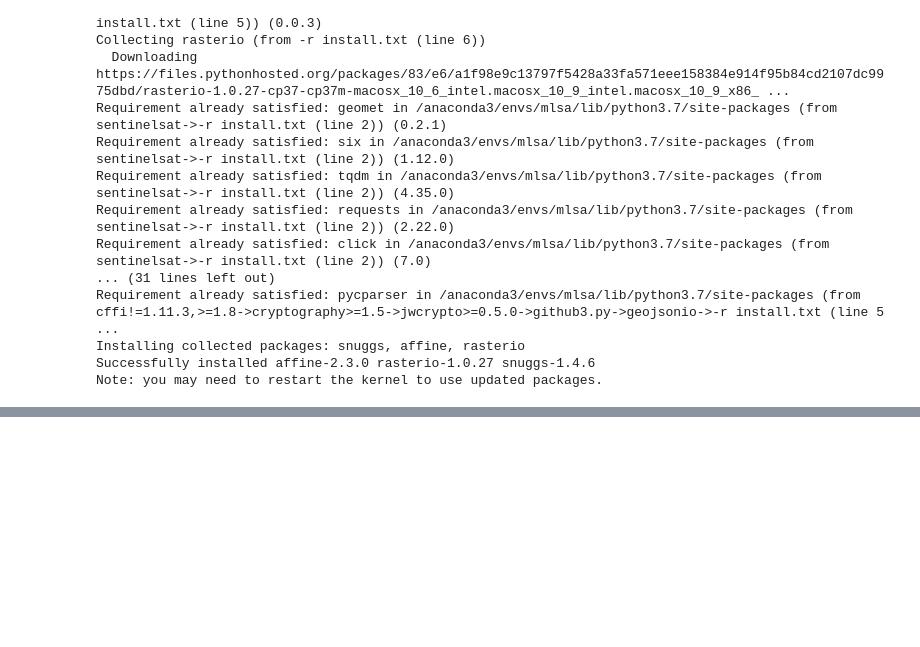
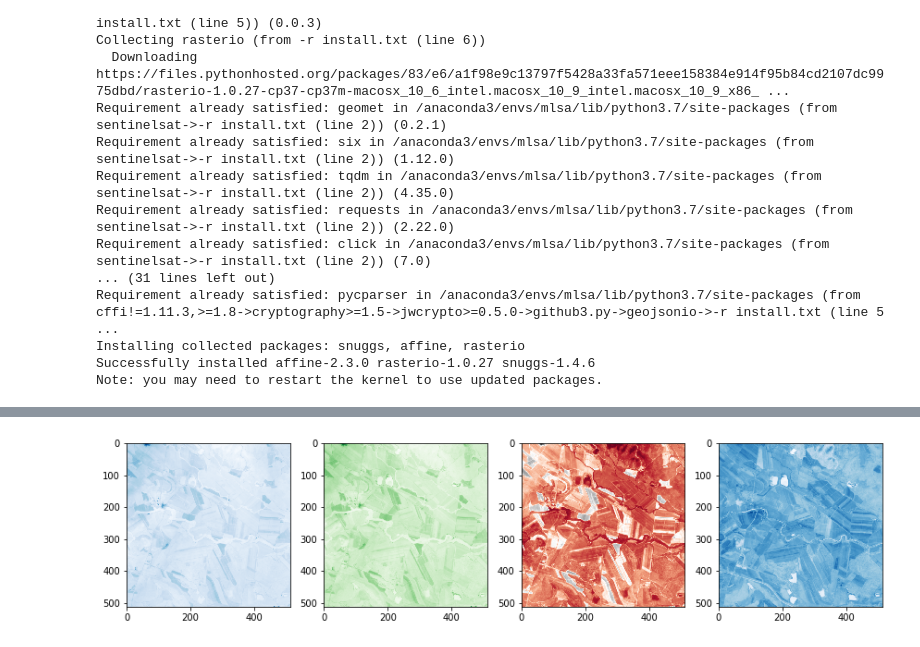
Before and after one commit to Phoebe0222/datathon, a Jupyter notebook: agri-indexes/NDVI.ipynb, the cells around one changed output, grey strips where cells are left out. Saved outputs shown, nothing was run; the diff lists cells and outputs as text; code cells hidden in the pictures; blank space fills up the shorter version.

```diff
--- a/agri-indexes/NDVI.ipynb
+++ b/agri-indexes/NDVI.ipynb
@@ -119,0 +202,5 @@ print(np.nanmin(ndvi_scale));print(np.nanmax(ndvi_scale))
+# %%
+
+band_repre(TILE_X, TILE_Y,'2016-12-22')
+# %% [output]
+[figure, added]
```
Also changed, not shown: parts of 11 cells of this notebook, 3 other files.
